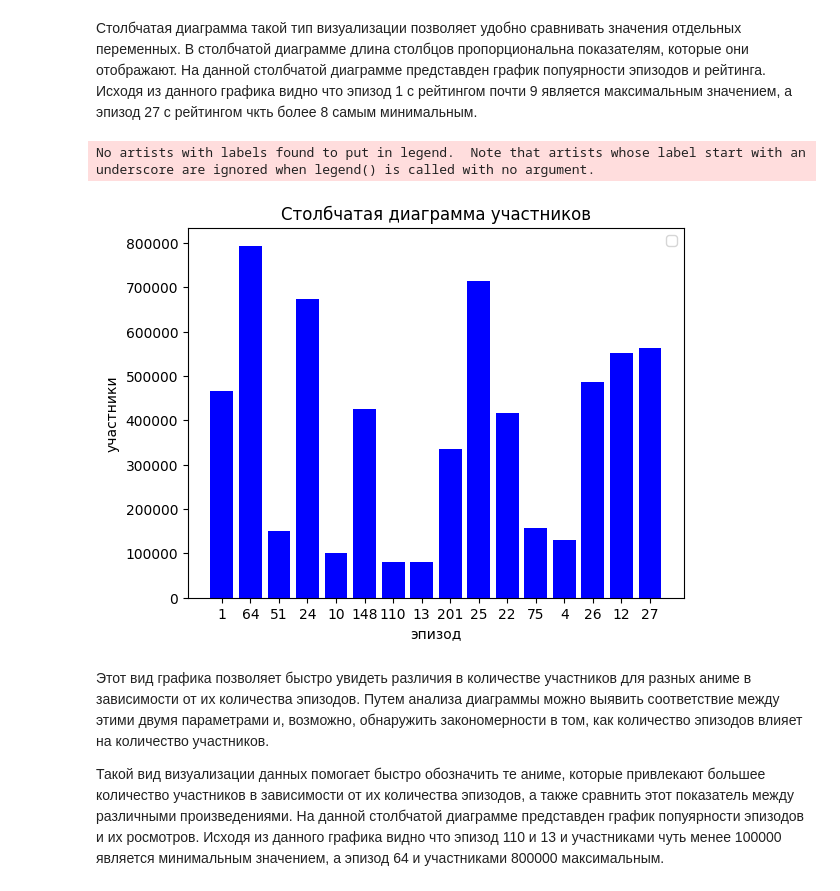
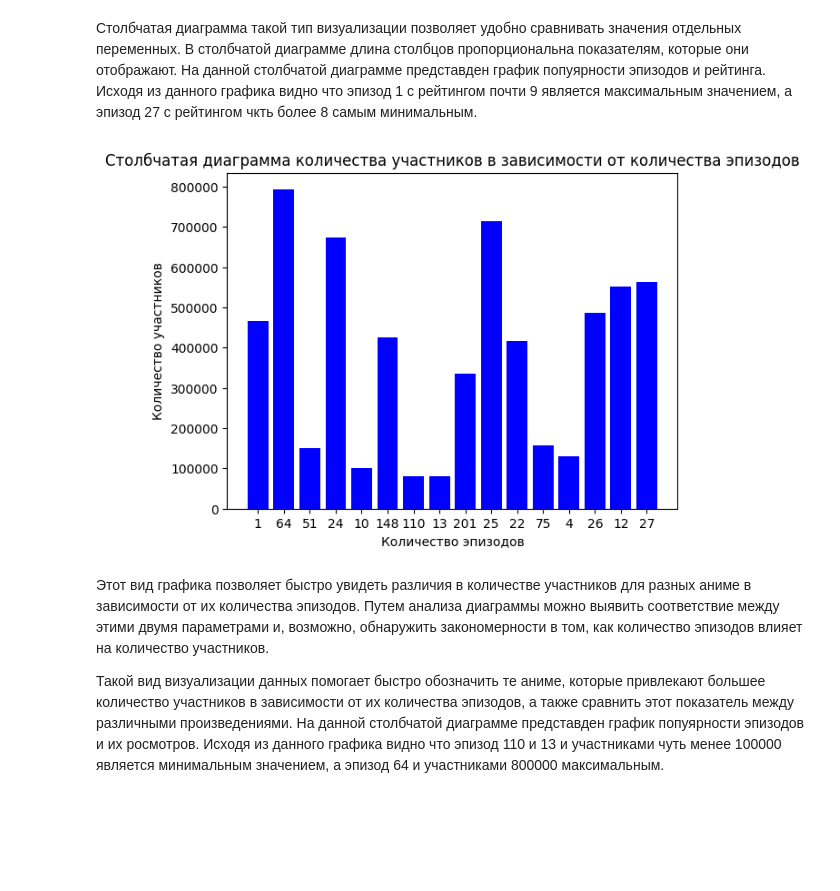
Before and after one commit to mariami3/vigilant-robot, a Jupyter notebook: Практичесая6.ipynb, the cells around one changed output. Saved outputs shown, nothing was run; the diff lists cells and outputs as text; code cells hidden in the pictures; blank space fills up the shorter version.

```diff
--- a/Практичесая6.ipynb
+++ b/Практичесая6.ipynb
@@ -57,11 +57,15 @@ plt.show()
 Такой вид графика позволяет легко отслеживать различия в рейтинге аниме и выявлять возможные закономерности или аномалии. Визуализация в данном случае помогает быстро получить представление о рейтингах первых 20 аниме-произведений в вашем наборе данных.
 На этом графике изоображена диаграмма с указанием рейтингов просмотров. Исходя из этого графика можно сделать вывод что минимальным ретингом будет являтся примерно 4.15 а максимальным более 9.3.
 # %%
-plt.bar(anime["episodes"].head(30), anime["rating"].head(30), color = "red")
 
-plt.xlabel('эпизод')
-plt.ylabel('рейтинг')
-plt.title('Столбчатая диаграмма расы')
-plt.legend()
+
+anime = anime.head(30)
+
+plt.figure(figsize=(10, 6))
+plt.bar(anime["episodes"], anime["rating"], color="red")
+
+plt.xlabel('Количество эпизодов')
+plt.ylabel('Рейтинг')
+plt.title('Столбчатая диаграмма рейтинга в зависимости от количества эпизодов')
 plt.show()
 # %% [output]
@@ -72,16 +75,15 @@ No artists with labels found to put in legend.  Note that artists whose label st
 переменных. В столбчатой диаграмме длина столбцов пропорциональна
 показателям, которые они отображают. На данной столбчатой диаграмме представден график попуярности эпизодов и рейтинга. Исходя из данного графика видно что эпизод 1 с рейтингом почти 9 является максимальным значением, а эпизод 27 с рейтингом чкть более 8 самым минимальным.
 # %%
-plt.bar(anime["episodes"].head(30), anime["members"].head(30), color = "blue")
 
-plt.xlabel('эпизод')
-plt.ylabel('участники')
-plt.title('Столбчатая диаграмма участников')
-plt.legend()
+
+plt.bar(anime["episodes"].head(30), anime["members"].head(30), color="blue")
+plt.xlabel('Количество эпизодов')
+plt.ylabel('Количество участников')
+plt.title('Столбчатая диаграмма количества участников в зависимости от количества эпизодов')
 plt.show()
 # %% [output]
-No artists with labels found to put in legend.  Note that artists whose label start with an underscore are ignored when legend() is called with no argument.
-[figure, old version]
+[figure, new version]
 # %% [markdown]
 Этот вид графика позволяет быстро увидеть различия в количестве участников для разных аниме в зависимости от их количества эпизодов. Путем анализа диаграммы можно выявить соответствие между этими двумя параметрами и, возможно, обнаружить закономерности в том, как количество эпизодов влияет на количество участников.
 
```
Also changed, not shown: parts of 2 cells of this notebook.
